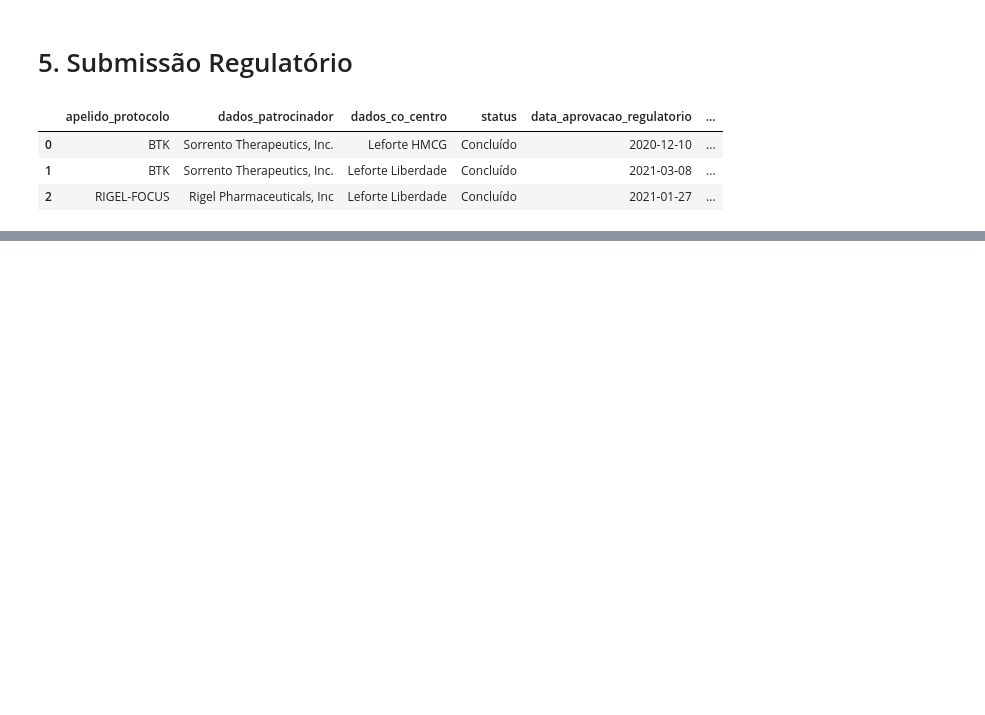
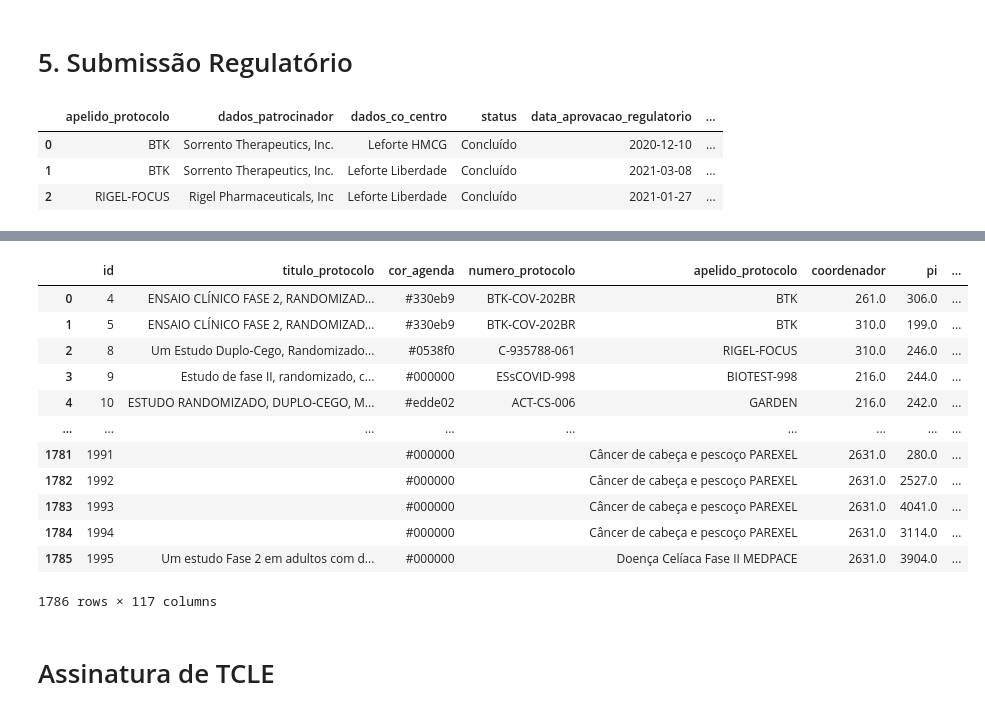
Before and after one commit to eduardoarsocca/Projeto-Mensageria---PUSH, a Jupyter notebook: meu_projeto/projeto_push.ipynb, the cells around one changed output, grey strips where cells are left out. Drawn from its saved outputs; the diff is of its cells as text; code cells hidden in the pictures; blank space fills up the shorter version.

Commit message:
assinatura do tcle parte 2

```diff
--- a/meu_projeto/projeto_push.ipynb
+++ b/meu_projeto/projeto_push.ipynb
@@ -433,0 +516,18 @@ proximas_duas_semanas = datetime.now().day +15
+# %%
+df_protocolo
+# %% [output]
+|  | id | titulo_protocolo | cor_agenda | numero_protocolo | apelido_protocolo | coordenador | pi | ... |
+| 0 | 4 | ENSAIO CLÍNICO FASE 2, RANDOMIZAD... | #330eb9 | BTK-COV-202BR | BTK | 261.0 | 306.0 | ... |
+| 1 | 5 | ENSAIO CLÍNICO FASE 2, RANDOMIZAD... | #330eb9 | BTK-COV-202BR | BTK | 310.0 | 199.0 | ... |
+| 2 | 8 | Um Estudo Duplo-Cego, Randomizado... | #0538f0 | C-935788-061 | RIGEL-FOCUS | 310.0 | 246.0 | ... |
+| 3 | 9 | Estudo de fase II, randomizado, c... | #000000 | ESsCOVID-998 | BIOTEST-998 | 216.0 | 244.0 | ... |
+| 4 | 10 | ESTUDO RANDOMIZADO, DUPLO-CEGO, M... | #edde02 | ACT-CS-006 | GARDEN | 216.0 | 242.0 | ... |
+| ... | ... | ... | ... | ... | ... | ... | ... | ... |
+| 1781 | 1991 |  | #000000 |  | Câncer de cabeça e pescoço PAREXEL | 2631.0 | 280.0 | ... |
+| 1782 | 1992 |  | #000000 |  | Câncer de cabeça e pescoço PAREXEL | 2631.0 | 2527.0 | ... |
+| 1783 | 1993 |  | #000000 |  | Câncer de cabeça e pescoço PAREXEL | 2631.0 | 4041.0 | ... |
+| 1784 | 1994 |  | #000000 |  | Câncer de cabeça e pescoço PAREXEL | 2631.0 | 3114.0 | ... |
+| 1785 | 1995 | Um estudo Fase 2 em adultos com d... | #000000 |  | Doença Celíaca Fase II MEDPACE | 2631.0 | 3904.0 | ... |
+1786 rows × 117 columns
+# %% [markdown]
+# Assinatura de TCLE
```
Also changed, not shown: parts of 41 cells of this notebook.
